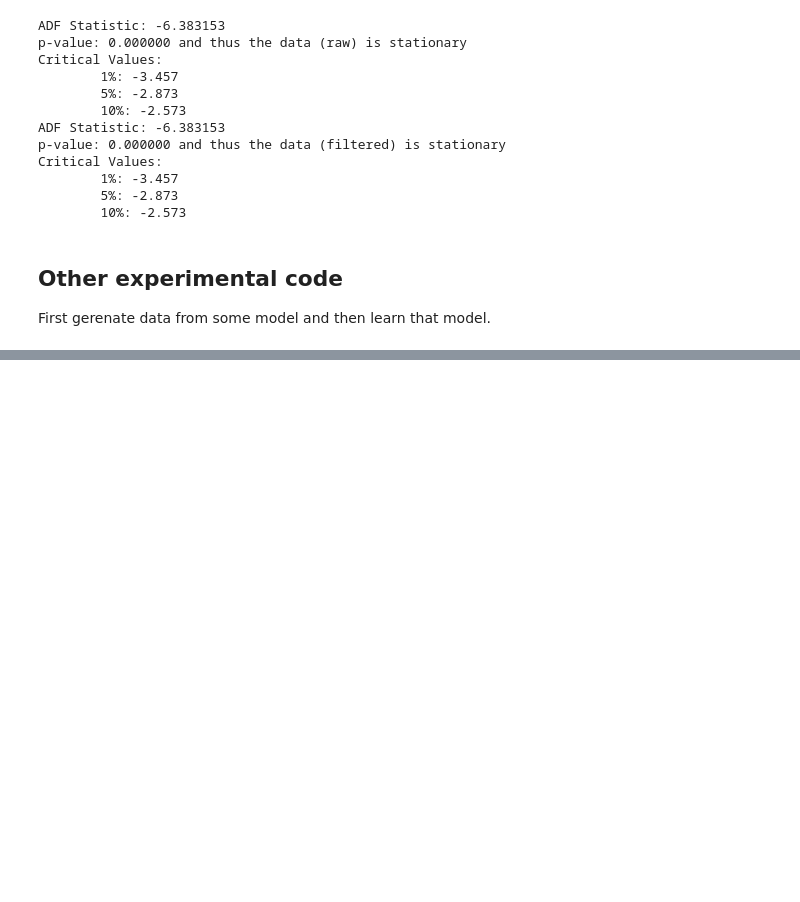
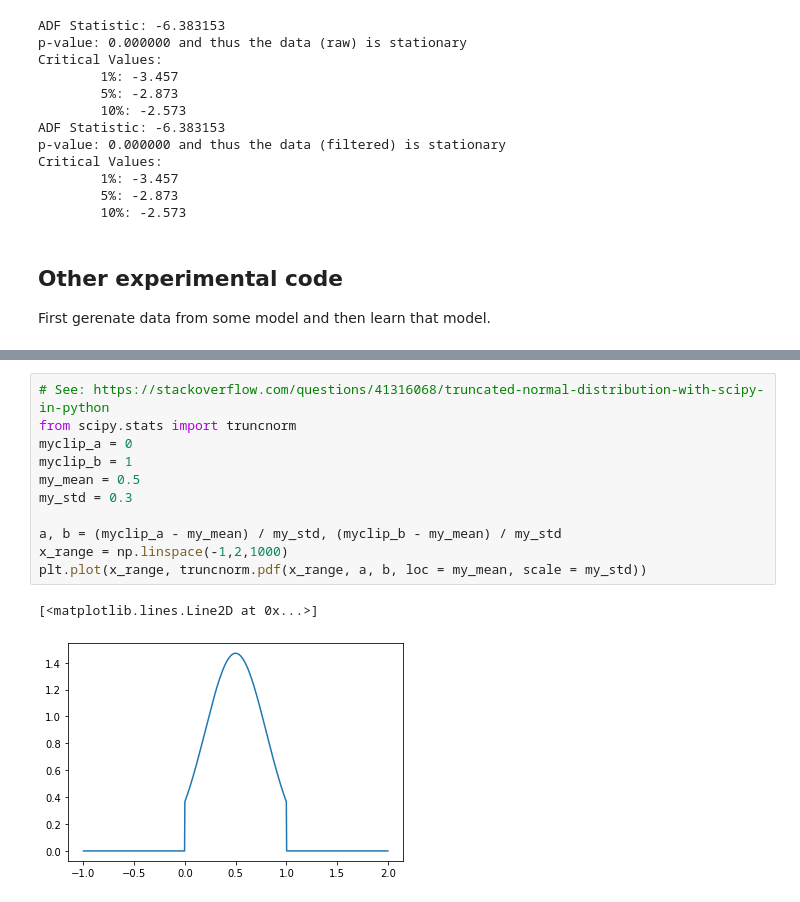
Before and after one commit to clemenspeters/ARIMA, a Jupyter notebook: experiment_sm-tsa-arma_generate_sample.ipynb, the cells around one changed output, grey strips where cells are left out. Saved outputs shown, nothing was run; the diff lists cells and outputs as text; blank space fills up the shorter version.

Commit message:
Adds truncated normal distribution.

```diff
--- a/experiment_sm-tsa-arma_generate_sample.ipynb
+++ b/experiment_sm-tsa-arma_generate_sample.ipynb
@@ -181,0 +184,14 @@ model.params
+# %%
+# See: https://stackoverflow.com/questions/41316068/truncated-normal-distribution-with-scipy-in-python
+from scipy.stats import truncnorm
+myclip_a = 0
+myclip_b = 1
+my_mean = 0.5
+my_std = 0.3
+
+a, b = (myclip_a - my_mean) / my_std, (myclip_b - my_mean) / my_std
+x_range = np.linspace(-1,2,1000)
+plt.plot(x_range, truncnorm.pdf(x_range, a, b, loc = my_mean, scale = my_std))
+# %% [output]
+[<matplotlib.lines.Line2D at 0x...>]
+[figure, added]
```
Also changed, not shown: parts of 1 cell of this notebook.
